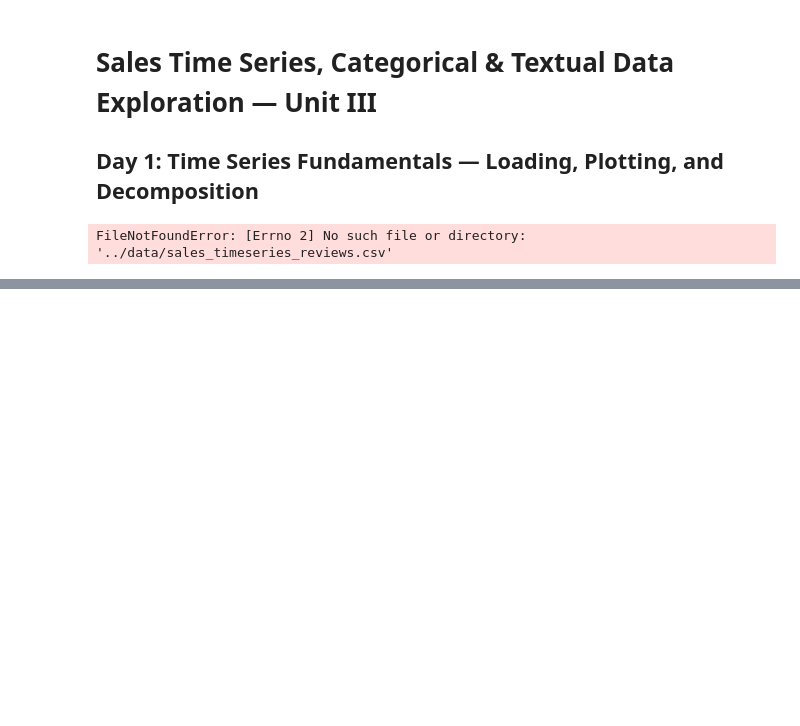
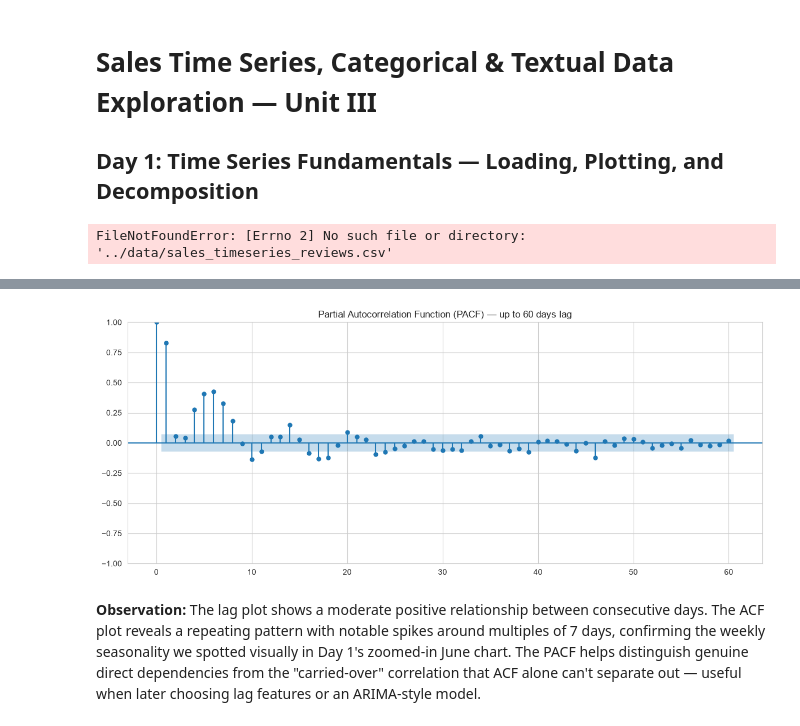
Before and after one commit to nikitha-d1323/data-analysis-mini-projects, a Jupyter notebook: unit3-sales-timeseries-text/Sales_TimeSeries_Text_Unit3.ipynb, the cells around one changed output, grey strips where cells are left out. Cells and saved outputs as stored; diff of their text form; code cells hidden in the pictures; blank space fills up the shorter version.

```diff
--- a/unit3-sales-timeseries-text/Sales_TimeSeries_Text_Unit3.ipynb
+++ b/unit3-sales-timeseries-text/Sales_TimeSeries_Text_Unit3.ipynb
@@ -71,0 +146,19 @@ plt.show()
+# %%
+from statsmodels.graphics.tsaplots import plot_pacf
+
+fig, ax = plt.subplots(figsize=(12, 5))
+plot_pacf(ts, lags=60, ax=ax, method="ywm")
+plt.title("Partial Autocorrelation Function (PACF) — up to 60 days lag")
+plt.tight_layout()
+plt.savefig("outputs/day2_pacf_plot.png", dpi=120)
+plt.show()
+# %% [output]
+[figure, added]
+# %% [markdown]
+**Observation:** The lag plot shows a moderate positive relationship between
+consecutive days. The ACF plot reveals a repeating pattern with notable
+spikes around multiples of 7 days, confirming the weekly seasonality we
+spotted visually in Day 1's zoomed-in June chart. The PACF helps distinguish
+genuine direct dependencies from the "carried-over" correlation that ACF
+alone can't separate out — useful when later choosing lag features or an
+ARIMA-style model.
```
Also changed, not shown: parts of 16 cells of this notebook, 3 other files.
